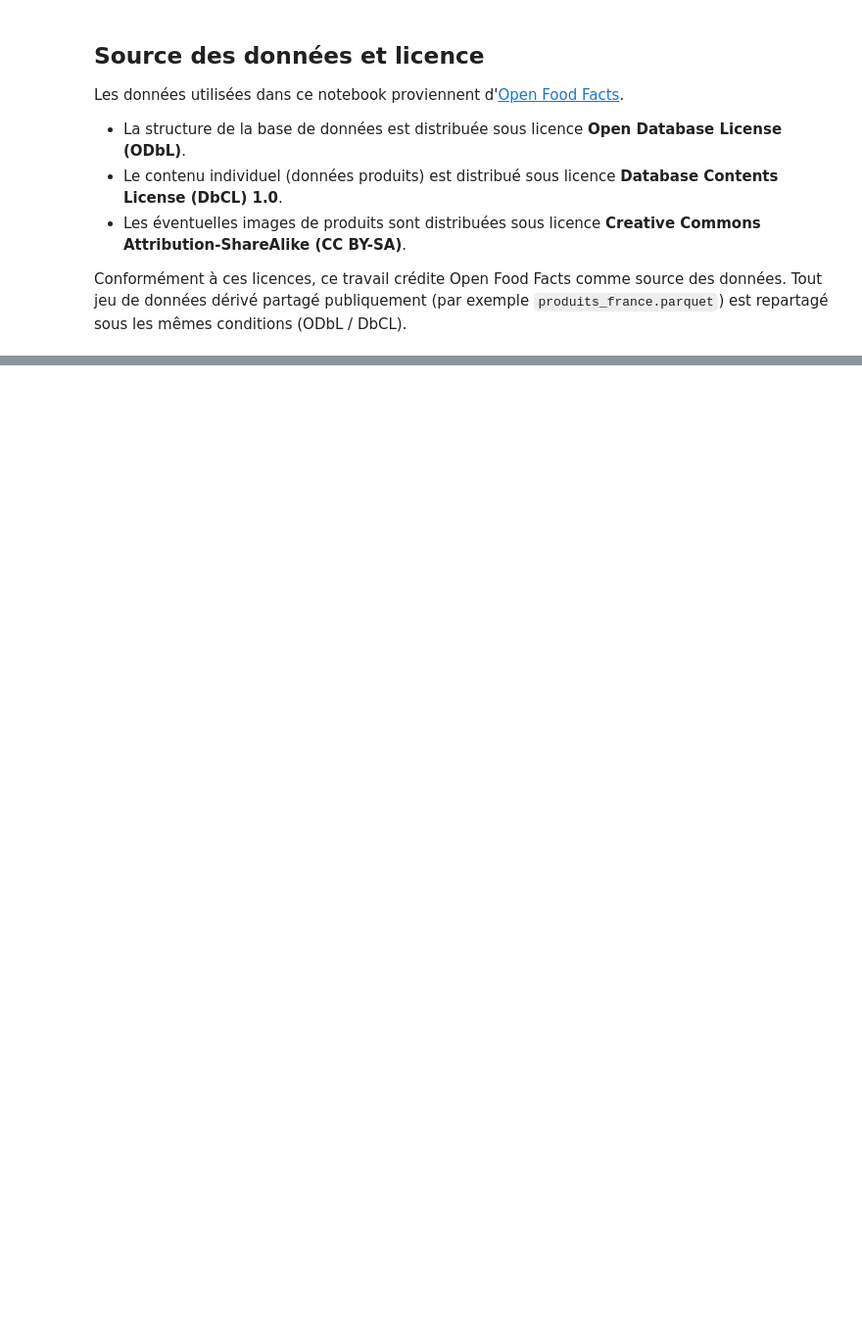
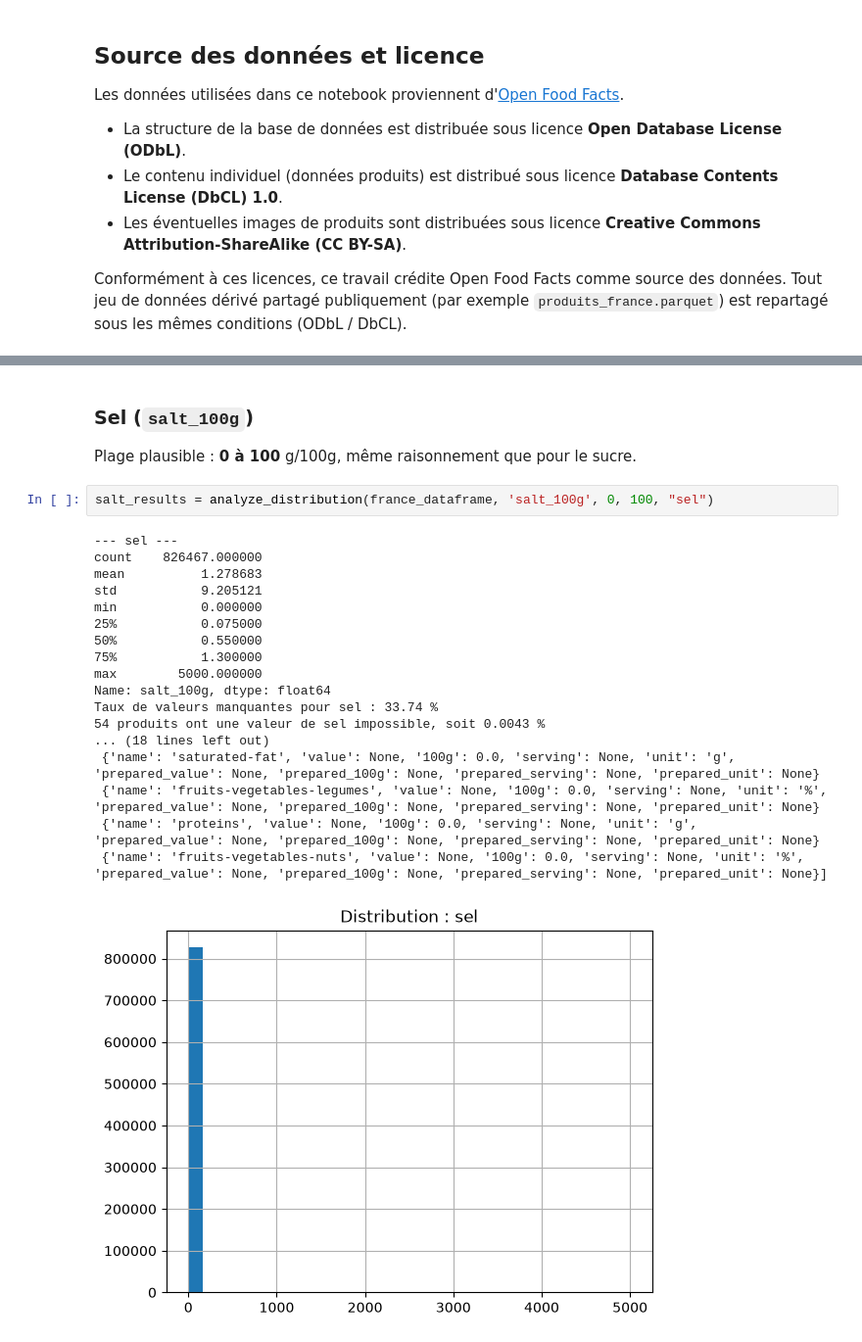
Before and after one commit to Joel7816/tp_fil_rouge, a Jupyter notebook: notebooks/notebook_alexandre_tp2.ipynb, the cells around one changed output, grey strips where cells are left out. Shown at 98% size. Saved outputs shown, nothing was run; the diff lists cells and outputs as text; blank space fills up the shorter version.

```diff
--- a/notebooks/notebook_alexandre_tp2.ipynb
+++ b/notebooks/notebook_alexandre_tp2.ipynb
@@ -384,0 +230,25 @@ energy -> {None, 'kJ', 'kj', 'kcal'}
+# %% [markdown]
+### Sel (`salt_100g`)
+
+Plage plausible : **0 à 100** g/100g, même raisonnement que pour le sucre.
+# %%
+salt_results = analyze_distribution(france_dataframe, 'salt_100g', 0, 100, "sel")
+# %% [output]
+--- sel ---
+count    826467.000000
+mean          1.278683
+std           9.205121
+min           0.000000
+25%           0.075000
+50%           0.550000
+75%           1.300000
+max        5000.000000
+Name: salt_100g, dtype: float64
+Taux de valeurs manquantes pour sel : 33.74 %
+54 produits ont une valeur de sel impossible, soit 0.0043 %
+... (18 lines left out)
+ {'name': 'saturated-fat', 'value': None, '100g': 0.0, 'serving': None, 'unit': 'g', 'prepared_value': None, 'prepared_100g': None, 'prepared_serving': None, 'prepared_unit': None}
+ {'name': 'fruits-vegetables-legumes', 'value': None, '100g': 0.0, 'serving': None, 'unit': '%', 'prepared_value': None, 'prepared_100g': None, 'prepared_serving': None, 'prepared_unit': None}
+ {'name': 'proteins', 'value': None, '100g': 0.0, 'serving': None, 'unit': 'g', 'prepared_value': None, 'prepared_100g': None, 'prepared_serving': None, 'prepared_unit': None}
+ {'name': 'fruits-vegetables-nuts', 'value': None, '100g': 0.0, 'serving': None, 'unit': '%', 'prepared_value': None, 'prepared_100g': None, 'prepared_serving': None, 'prepared_unit': None}]
+[figure, added]
```
Also changed, not shown: parts of 49 cells of this notebook, 1 other file.
